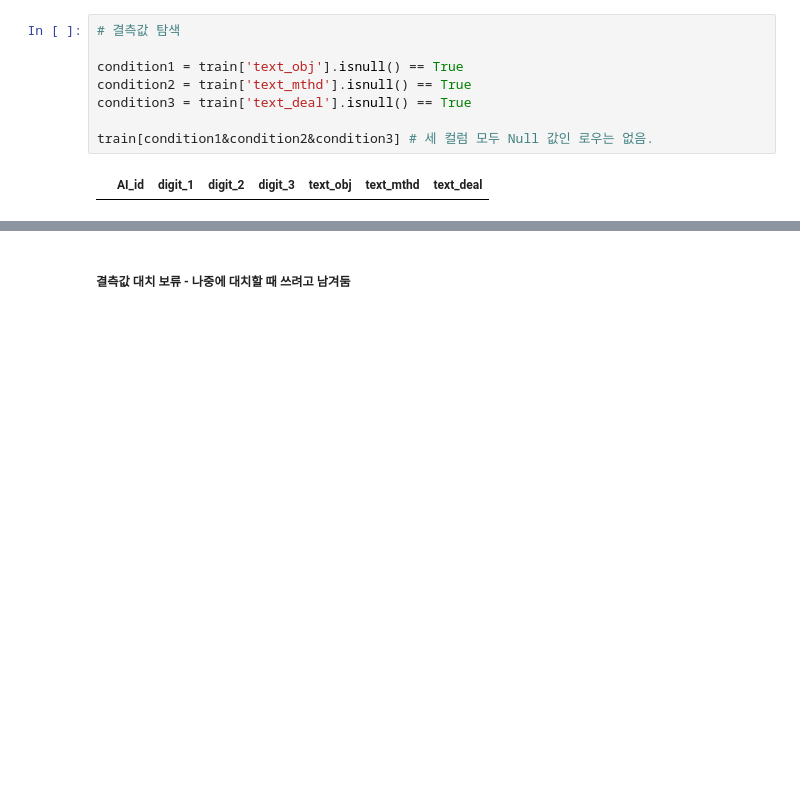
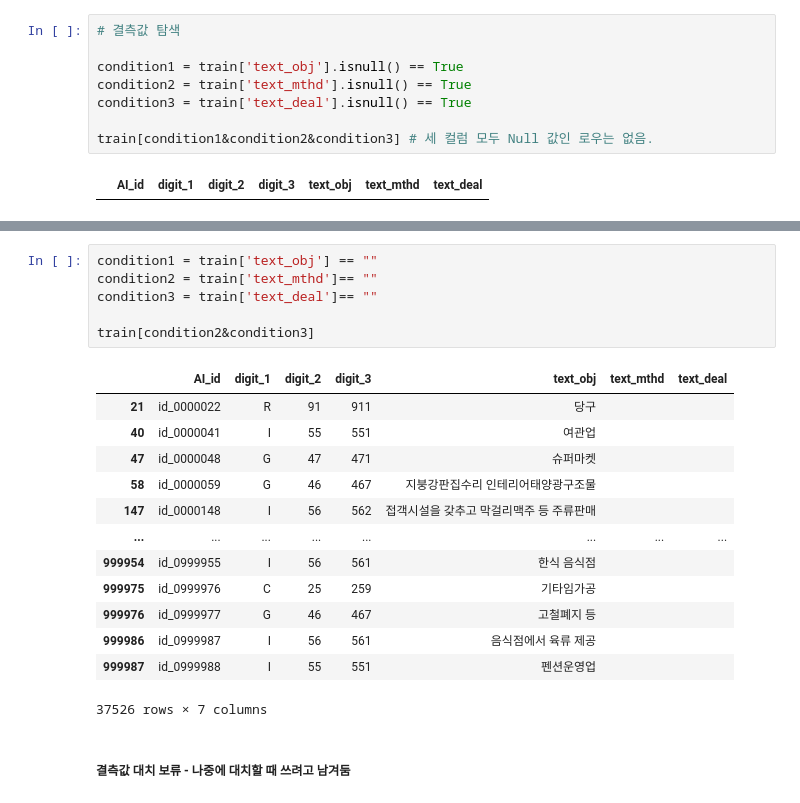
Before and after one commit to huitaek/contest-kostat-ai, a Jupyter notebook: preprocessing.ipynb, the cells around one changed output, grey strips where cells are left out. Cells and saved outputs as stored; diff of their text form; blank space fills up the shorter version.

```diff
--- a/preprocessing.ipynb
+++ b/preprocessing.ipynb
@@ -435,3 +392,23 @@ Test 데이터 결측치 제거 후: 92985
+# %%
+condition1 = train['text_obj'] == ""
+condition2 = train['text_mthd']== ""
+condition3 = train['text_deal']== ""
+
+train[condition2&condition3]
+# %% [output]
+|  | AI_id | digit_1 | digit_2 | digit_3 | text_obj | text_mthd | text_deal |
+| 21 | id_0000022 | R | 91 | 911 | 당구 |  |  |
+| 40 | id_0000041 | I | 55 | 551 | 여관업 |  |  |
+| 47 | id_0000048 | G | 47 | 471 | 슈퍼마켓 |  |  |
+| 58 | id_0000059 | G | 46 | 467 | 지붕강판집수리 인테리어태양광구조물 |  |  |
+| 147 | id_0000148 | I | 56 | 562 | 접객시설을 갖추고 막걸리맥주 등 주류판매 |  |  |
+| ... | ... | ... | ... | ... | ... | ... | ... |
+| 999954 | id_0999955 | I | 56 | 561 | 한식 음식점 |  |  |
+| 999975 | id_0999976 | C | 25 | 259 | 기타임가공 |  |  |
+| 999976 | id_0999977 | G | 46 | 467 | 고철폐지 등 |  |  |
+| 999986 | id_0999987 | I | 56 | 561 | 음식점에서 육류 제공 |  |  |
+| 999987 | id_0999988 | I | 55 | 551 | 펜션운영업 |  |  |
+37526 rows × 7 columns
 # %% [markdown]
 ##### 결측값 대치 보류 - 나중에 대치할 때 쓰려고 남겨둠
 # %%
```
Also changed, not shown: parts of 28 cells of this notebook, 3 other files.
